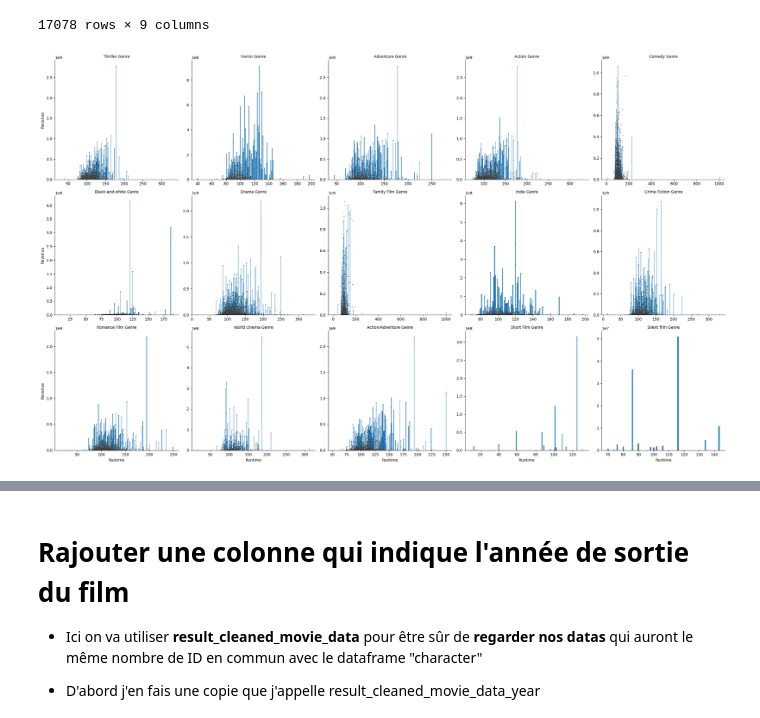
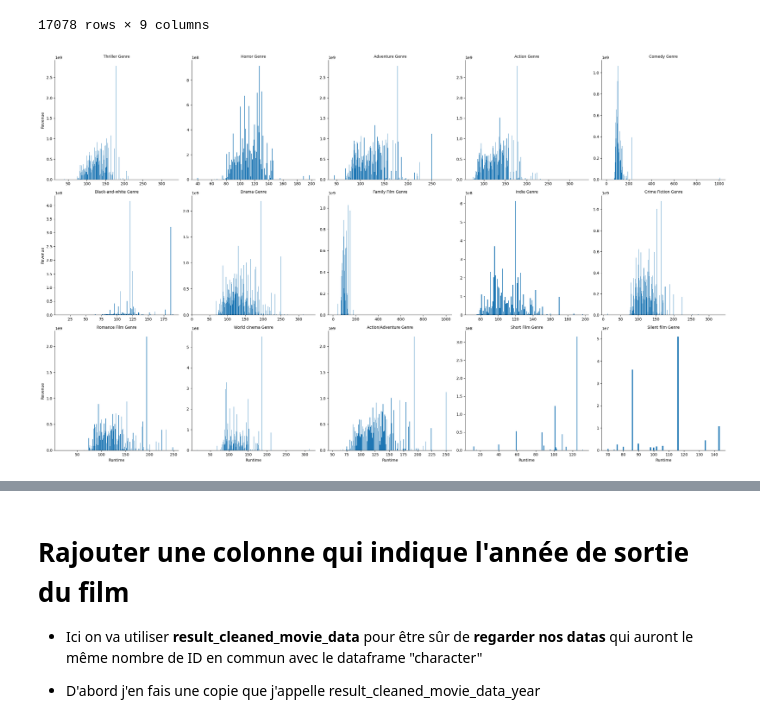
Before and after one commit to epfl-ada/ada-2023-project-fauttrouverunnompourada, a Jupyter notebook: Yaniss_code.ipynb, the cells around one changed output, grey strips where cells are left out. Saved outputs shown, nothing was run; the diff lists cells and outputs as text; code cells hidden in the pictures.

```diff
--- a/Yaniss_code.ipynb
+++ b/Yaniss_code.ipynb
@@ -296,27 +379,26 @@ result_cleaned_movie_data_runtime
 # %%
 import seaborn as sns
 import matplotlib.pyplot as plt
 
 # Supposons que votre DataFrame s'appelle result_cleaned_movie_data_runtime
 # Assurez-vous d'avoir les colonnes 'Revenue', 'Runtime' et 'Genres' dans votre DataFrame
 
 # Créer une grille de sous-graphiques avec seaborn
 g = sns.FacetGrid(result_cleaned_movie_data_runtime, col='Genres', col_wrap=5, height=5, sharex=False, sharey=False)
 
 # Ajouter des graphiques à barres sur chaque sous-graphique
 g.map(plt.bar, 'Runtime', 'Revenue')
 
-# Ajouter une grille avec des points
-g.map_dataframe(sns.scatterplot, 'Runtime', 'Revenue', color='black', s=5, alpha=0.5)
+
 
 # Ajouter des étiquettes et des titres
 g.set_axis_labels('Runtime', 'Revenue')
 g.set_titles('{col_name} Genre')
 
 # Ajuster l'espace entre les sous-graphiques
 g.tight_layout()
 
 # Afficher le graphique
 plt.show()
 # %% [output]
-[figure, old version]
+[figure, new version]
```
Also changed, not shown: parts of 14 cells of this notebook.
